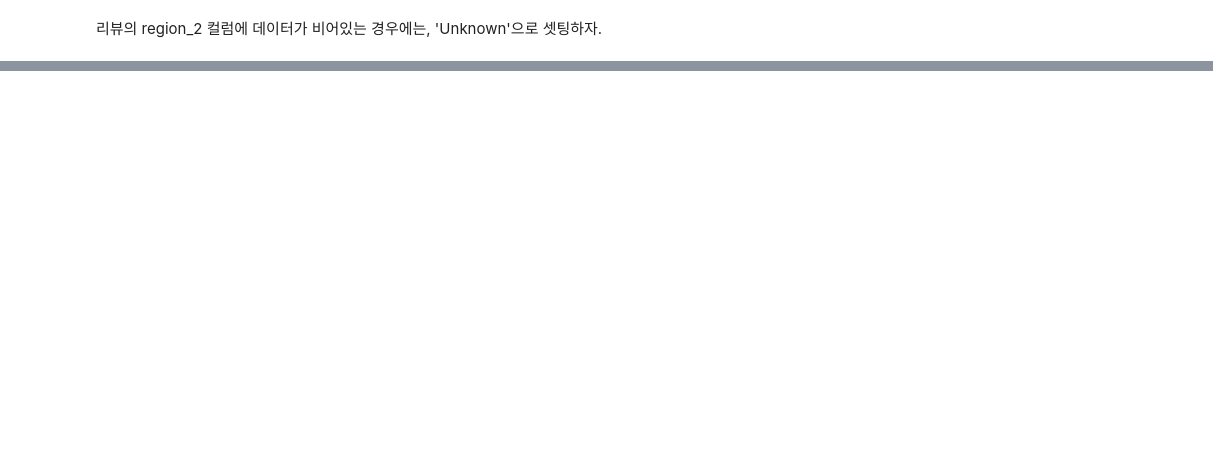
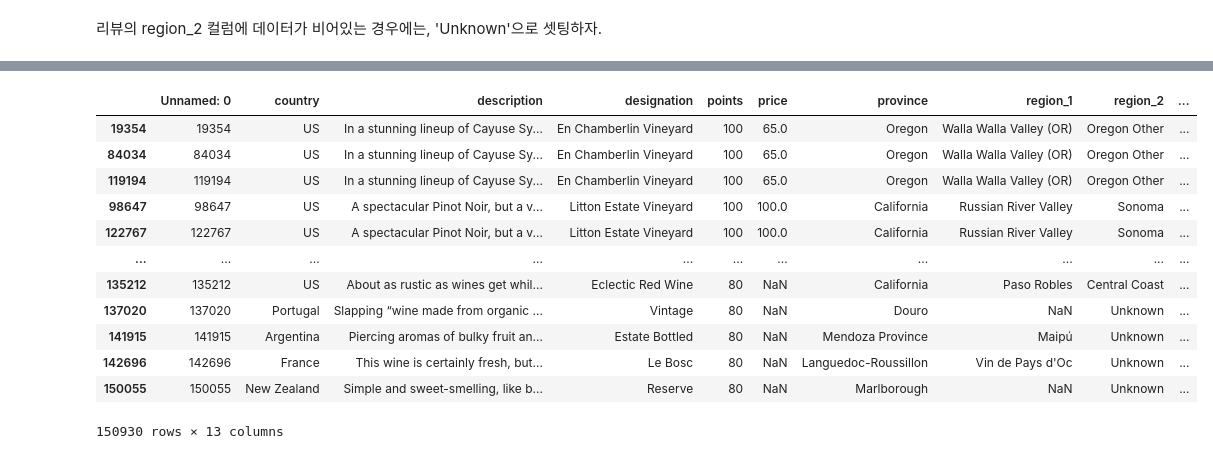
Before and after one commit to wnstjq0915/my_study, a Jupyter notebook: yh-k4-main/데이터분석 리뷰/2.d 실습 Pandas-3.ipynb, the cells around one changed output, grey strips where cells are left out. Saved outputs shown, nothing was run; the diff lists cells and outputs as text; code cells hidden in the pictures; blank space fills up the shorter version.

```diff
--- a/yh-k4-main/데이터분석 리뷰/2.d 실습 Pandas-3.ipynb
+++ b/yh-k4-main/데이터분석 리뷰/2.d 실습 Pandas-3.ipynb
@@ -167,0 +317,18 @@ See the caveats in the documentation: https://pandas.pydata.org/pandas-docs/stab
+# %%
+reviews2 = reviews[:]
+reviews2.sort_values('points', ascending=False) # 포인트만 내림차순
+reviews2.sort_values(['points', 'price'], ascending=[False, True]) # 포인트는 내림차순, 같은 가격에서 가격은 오름차순.
+# %% [output]
+|  | Unnamed: 0 | country | description | designation | points | price | province | region_1 | region_2 | ... |
+| 19354 | 19354 | US | In a stunning lineup of Cayuse Sy... | En Chamberlin Vineyard | 100 | 65.0 | Oregon | Walla Walla Valley (OR) | Oregon Other | ... |
+| 84034 | 84034 | US | In a stunning lineup of Cayuse Sy... | En Chamberlin Vineyard | 100 | 65.0 | Oregon | Walla Walla Valley (OR) | Oregon Other | ... |
+| 119194 | 119194 | US | In a stunning lineup of Cayuse Sy... | En Chamberlin Vineyard | 100 | 65.0 | Oregon | Walla Walla Valley (OR) | Oregon Other | ... |
+| 98647 | 98647 | US | A spectacular Pinot Noir, but a v... | Litton Estate Vineyard | 100 | 100.0 | California | Russian River Valley | Sonoma | ... |
+| 122767 | 122767 | US | A spectacular Pinot Noir, but a v... | Litton Estate Vineyard | 100 | 100.0 | California | Russian River Valley | Sonoma | ... |
+| ... | ... | ... | ... | ... | ... | ... | ... | ... | ... | ... |
+| 135212 | 135212 | US | About as rustic as wines get whil... | Eclectic Red Wine | 80 | NaN | California | Paso Robles | Central Coast | ... |
+| 137020 | 137020 | Portugal | Slapping “wine made from organic ... | Vintage | 80 | NaN | Douro | NaN | Unknown | ... |
+| 141915 | 141915 | Argentina | Piercing aromas of bulky fruit an... | Estate Bottled | 80 | NaN | Mendoza Province | Maipú | Unknown | ... |
+| 142696 | 142696 | France | This wine is certainly fresh, but... | Le Bosc | 80 | NaN | Languedoc-Roussillon | Vin de Pays d'Oc | Unknown | ... |
+| 150055 | 150055 | New Zealand | Simple and sweet-smelling, like b... | Reserve | 80 | NaN | Marlborough | NaN | Unknown | ... |
+150930 rows × 13 columns
```
Also changed, not shown: parts of 22 cells of this notebook, 1 other file.
